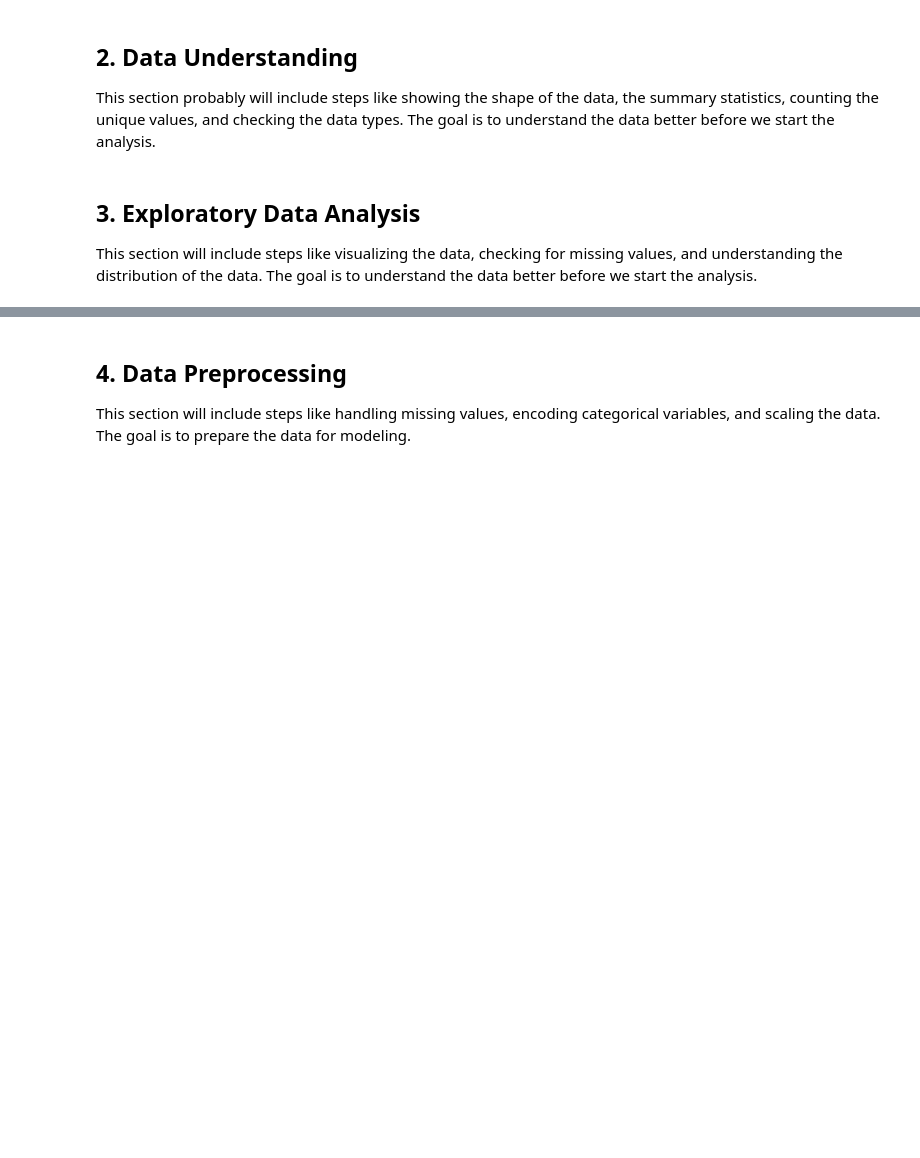
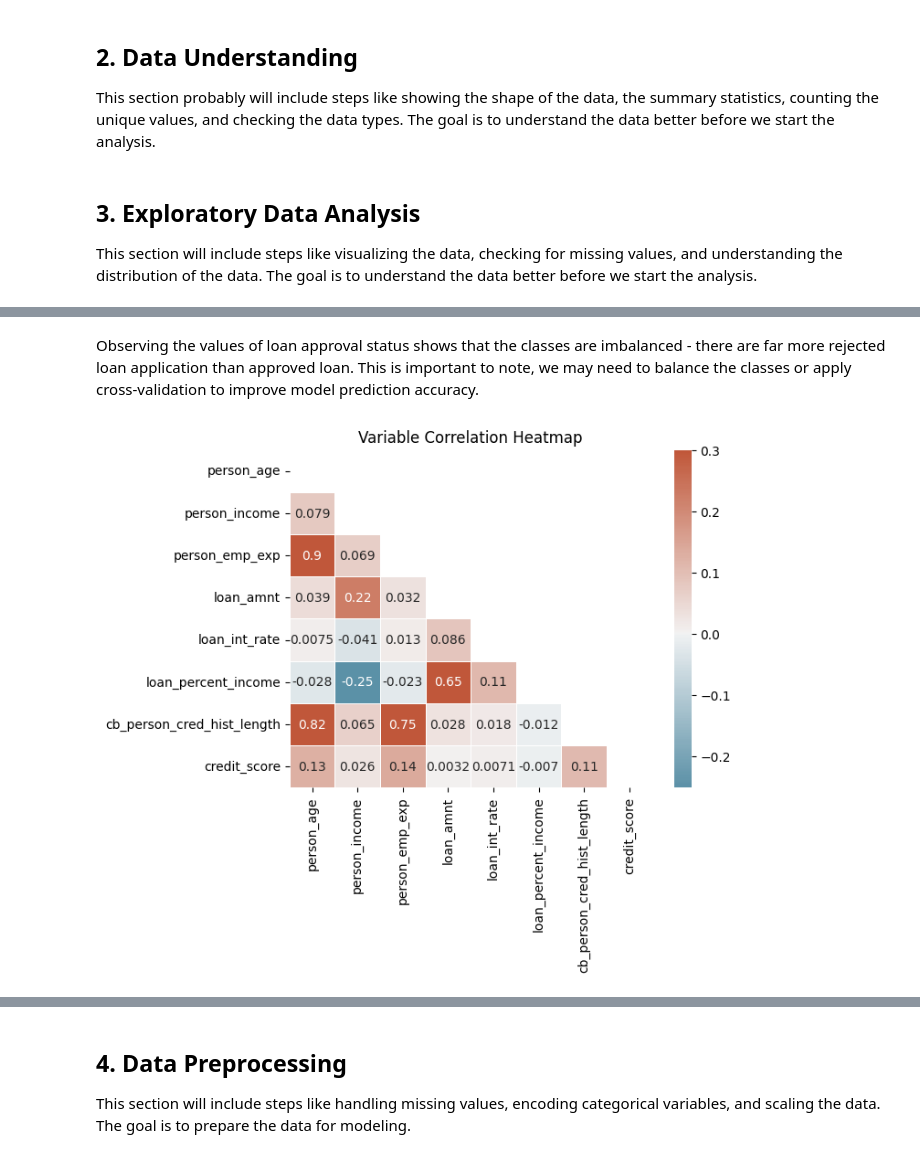
Before and after one commit to keanteng/wqd7012-assignment-1, a Jupyter notebook: code.ipynb, the cells around one changed output, grey strips where cells are left out. Saved outputs shown, nothing was run; the diff lists cells and outputs as text; code cells hidden in the pictures; blank space fills up the shorter version.

```diff
--- a/code.ipynb
+++ b/code.ipynb
@@ -54,0 +248,17 @@ import seaborn as sns
+# %% [markdown]
+Observing the values of loan approval status shows that the classes are imbalanced - there are far more rejected loan application than approved loan. This is important to note, we may need to balance the classes or apply cross-validation to improve model prediction accuracy.
+# %%
+# correlation matrix
+corr = myFinalData[n_column].corr()
+
+# heatmap
+plt.figsize = (11,11)
+
+mask = np.triu(np.ones_like(corr, dtype = bool))
+cmap = sns.diverging_palette(227, 21, as_cmap = True)
+
+sns.heatmap(corr, annot=True, mask = mask, cmap = cmap, vmax = .3, center = 0, linewidths = 0.5)
+plt.title('Variable Correlation Heatmap')
+plt.show()
+# %% [output]
+[figure, added]
```
Also changed, not shown: parts of 21 cells of this notebook.
